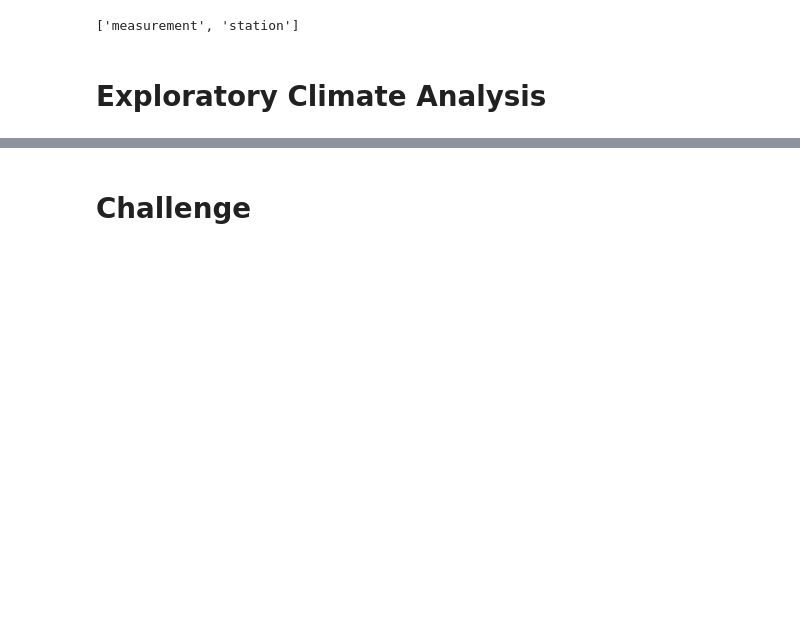
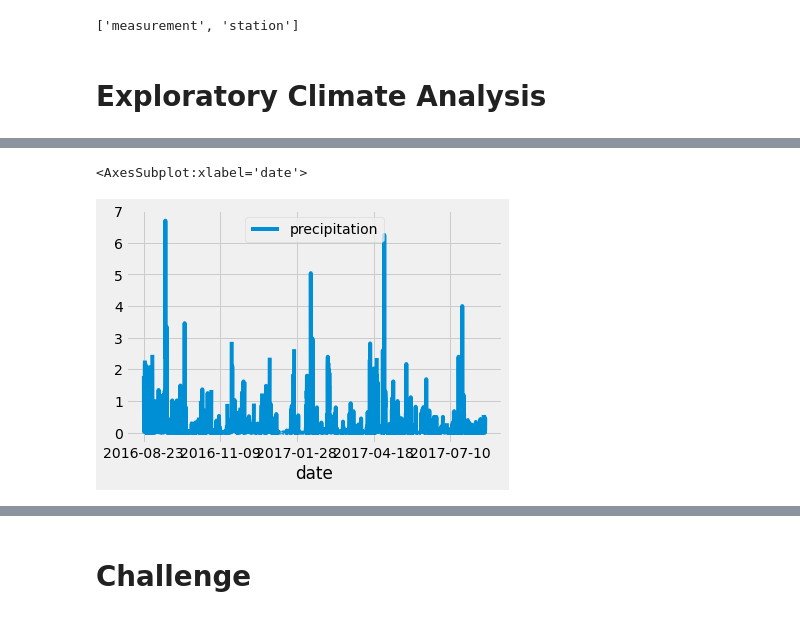
Before and after one commit to ranger9103/surfs_up, a Jupyter notebook: climate_analysis.ipynb, the cells around one changed output, grey strips where cells are left out. Drawn from its saved outputs; the diff is of its cells as text; code cells hidden in the pictures; blank space fills up the shorter version.

```diff
--- a/climate_analysis.ipynb
+++ b/climate_analysis.ipynb
@@ -41,13 +44,12 @@ Base.classes.keys()
 # %%
 # Design a query to retrieve the last 12 months of precipitation data and plot the results.
 #Starting from the last data point in the database.
+prev_year=dt.date(2017, 8, 23)
 
 # Calculate the date one year from the last date in data set.
+prev_year=dt.date(2017, 8, 23)-dt.timedelta(days=365)
 
 # Perform a query to retrieve the data and precipitation scores
-
-# Save the query results as a Pandas DataFrame and set the index to the date column
-
-# Sort the dataframe by date
-
-# Use Pandas Plotting with Matplotlib to plot the data
+results=[]
+results=session.query(Measurement.date, Measurement.prcp)
+print(results.all())
@@ -53,0 +58,8 @@ Base.classes.keys()
+# %%
+#filter out all the data that is older than a year
+results=session.query(Measurement.date, Measurement.prcp).filter(Measurement.date >= prev_year)
+
+#function that extracts all of the results from the query and put them in a list
+results=session.query(Measurement.date, Measurement.prcp).filter(Measurement.date >= prev_year).all()
+
+print(results)
@@ -53,0 +68,9 @@ Base.classes.keys()
+# %%
+# Save the query results as a Pandas DataFrame - saves query results into two columns of date and precipitation
+df=pd.DataFrame(results, columns=['date','precipitation'])
+
+#and set the index to the date column - instead of being assigned a index column
+#inplace true means we do not want a new dataframe
+df.set_index(df['date'], inplace=True)
+
+print(df)
@@ -53,0 +114,5 @@ Base.classes.keys()
+# %%
+# Sort the dataframe by date
+df=df.sort_index()
+
+print(df.to_string(index=False))
@@ -54,2 +137,8 @@ Base.classes.keys()
+# %%
+# Use Pandas Plotting with Matplotlib to plot the data
+df.plot()
+# %% [output]
+<AxesSubplot:xlabel='date'>
+[figure, added]
 # %%
 # Use Pandas to calcualte the summary statistics for the precipitation data
```
Also changed, not shown: parts of 8 cells of this notebook.
